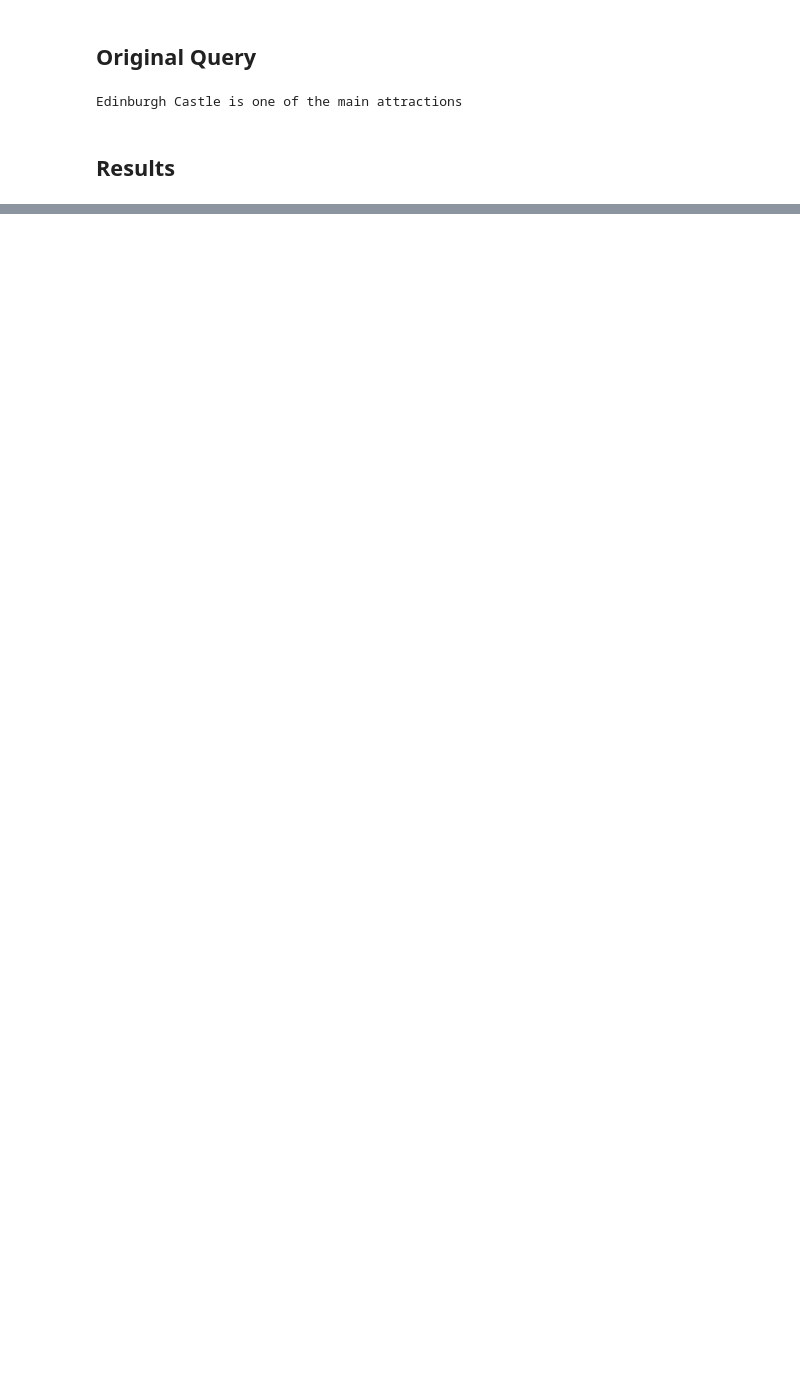
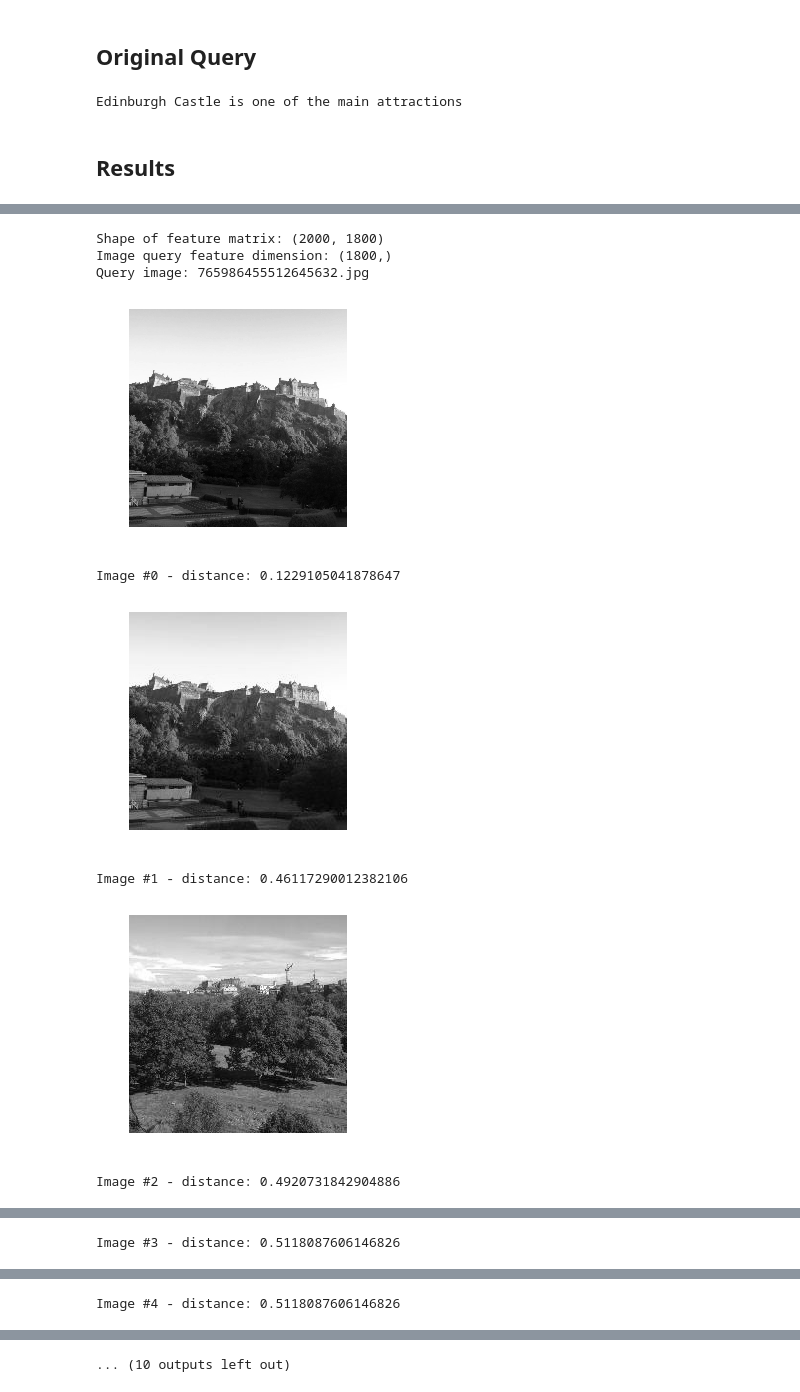
Before and after one commit to FRodrigues21/pw_phase1, a Jupyter notebook: project/tp_phase1.ipynb, the cells around one changed output, grey strips where cells are left out. Saved outputs shown, nothing was run; the diff lists cells and outputs as text; code cells hidden in the pictures; blank space fills up the shorter version.

```diff
--- a/project/tp_phase1.ipynb
+++ b/project/tp_phase1.ipynb
@@ -271,0 +291,61 @@ Image #4 - distance: 0.506495374013683
+# %%
+
+pixels_per_cell=(32,32)
+orientations=8
+
+gradientMatrix = []
+for img in croppedImages:
+
+    # Convert to grayscale
+    img = rgb2gray(img)
+
+    # Extract HoG features
+    hist = hog(img, orientations=orientations, pixels_per_cell=pixels_per_cell)
+
+    # Normalize features
+    # We add 1 dimension to comply with scikit-learn API
+    hist = np.squeeze(normalize(hist.reshape(1, -1), norm="l2"))
+
+    gradientMatrix.append(hist)
+
+# Creating a feature matrix for all images
+gradientMatrix = np.array(gradientMatrix)
+
+print("Shape of feature matrix: {}".format(gradientMatrix.shape))
+
+image_q = "765986455512645632.jpg"
+img_q = imread("./query_images/" + image_q)
+img_q = center_crop_image(img_q, size=224)
+img_q = rgb2gray(img_q)
+hist = hog(img_q, orientations=orientations, pixels_per_cell=pixels_per_cell)
+image_q_feat = np.squeeze(normalize(hist.reshape(1, -1), norm="l2"))
+
+print("Image query feature dimension: {}".format(image_q_feat.shape))
+
+# Use the implemented function to find the K nearest neighbours on the HoG image vector space.
+k_nearest_indexes, k_nearest_dists = k_neighbours(q=image_q_feat.reshape(1,-1), X=gradientMatrix, metric="euclidean", k=10)
+
+# Inspecting the top-k results - list of tuples (image index, distance to query image, image name)
+list(zip(k_nearest_indexes, k_nearest_dists, [imageLinks[i] for i in k_nearest_indexes]))
+
+print("Query image: {}".format(image_q))
+plt.imshow(img_q, cmap=plt.cm.gray)
+plt.axis('off')
+plt.show()
+
+for i, (img_idx, img_dist) in enumerate(zip(k_nearest_indexes,k_nearest_dists)):
+    img = rgb2gray(croppedImages[img_idx])
+    print("Image #{} - distance: {}".format(i, img_dist))
+    plt.imshow(img, cmap=plt.cm.gray)
+    plt.axis('off')
+    plt.show()
+# %% [output]
+Shape of feature matrix: (2000, 1800)
+Image query feature dimension: (1800,)
+Query image: 765986455512645632.jpg
+[figure, added]
+Image #0 - distance: 0.1229105041878647
+[figure, added]
+Image #1 - distance: 0.46117290012382106
+[figure, added]
+Image #2 - distance: 0.4920731842904886
@@ -271,0 +353 @@ Image #4 - distance: 0.506495374013683
+Image #3 - distance: 0.5118087606146826
@@ -271,0 +355 @@ Image #4 - distance: 0.506495374013683
+Image #4 - distance: 0.5118087606146826
@@ -271,0 +357 @@ Image #4 - distance: 0.506495374013683
+... (10 outputs left out)
```
Also changed, not shown: parts of 17 cells of this notebook, 1 other file.
